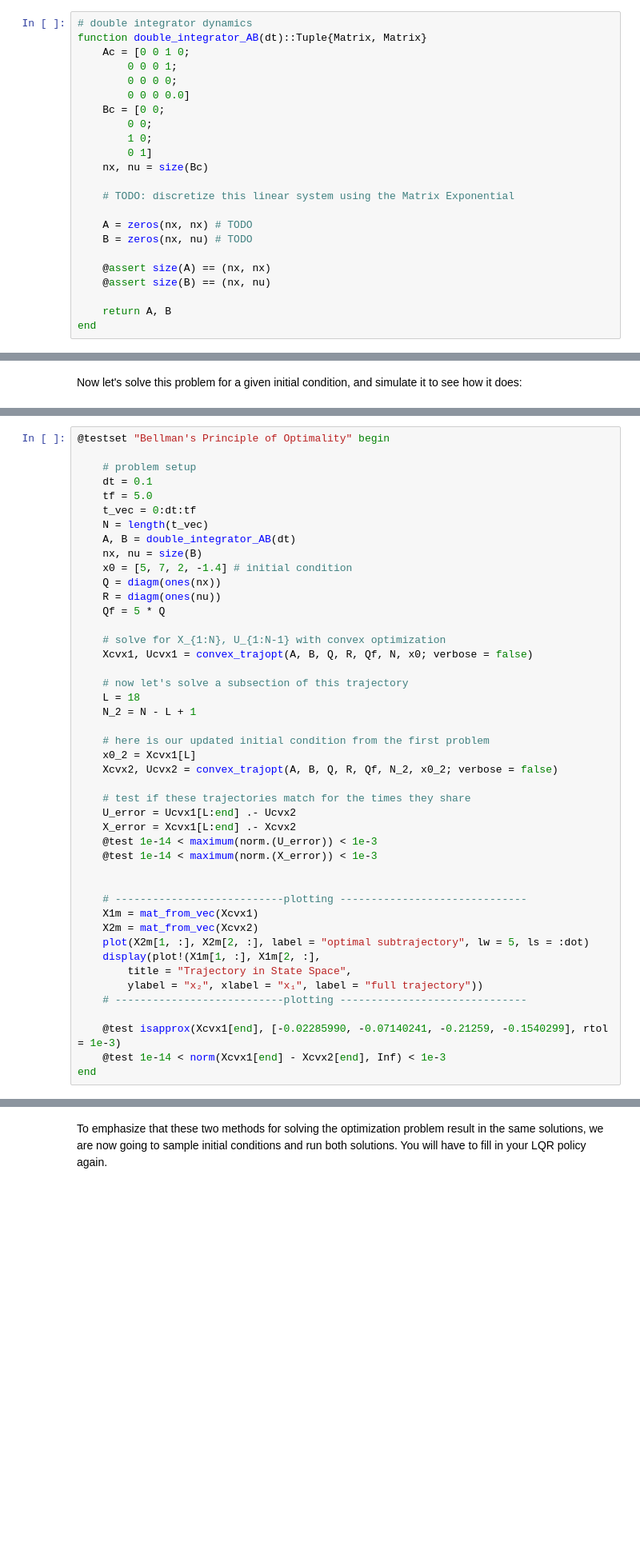
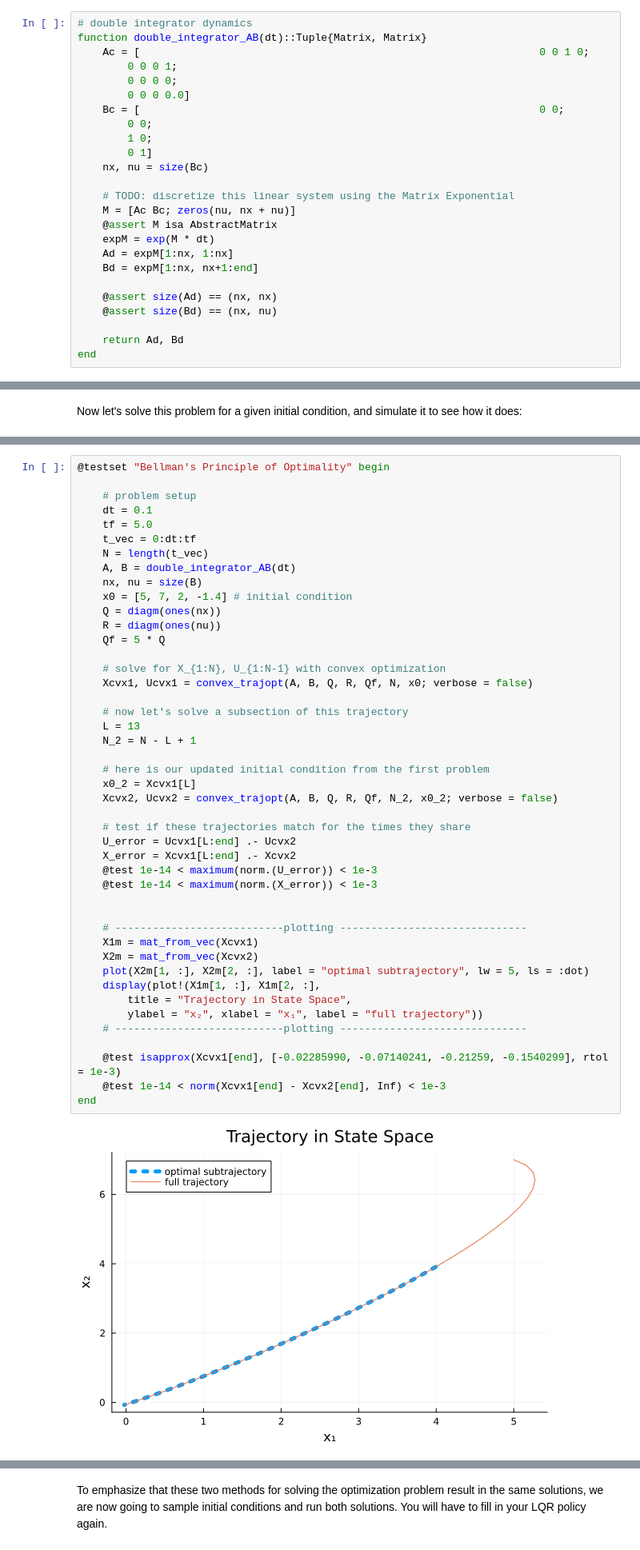
Before and after one commit to Guo-lab/16745-Optimal-Control-and-RL, a Jupyter notebook: HW2_S24-main/Q1.ipynb, the cells around one changed output, grey strips where cells are left out. Shown at 80% size. Saved outputs shown, nothing was run; the diff lists cells and outputs as text; blank space fills up the shorter version.

```diff
--- a/HW2_S24-main/Q1.ipynb
+++ b/HW2_S24-main/Q1.ipynb
@@ -50,23 +50,25 @@ Use the matrix exponential (`exp` in Julia) to discretize the continuous time mo
 # %%
 # double integrator dynamics
 function double_integrator_AB(dt)::Tuple{Matrix, Matrix}
-	Ac = [0 0 1 0;
+	Ac = [                                                                0 0 1 0;
 		0 0 0 1;
 		0 0 0 0;
 		0 0 0 0.0]
-	Bc = [0 0;
+	Bc = [                                                                0 0;
 		0 0;
 		1 0;
 		0 1]
 	nx, nu = size(Bc)
 
 	# TODO: discretize this linear system using the Matrix Exponential
+	M = [Ac Bc; zeros(nu, nx + nu)]
+	@assert M isa AbstractMatrix
+	expM = exp(M * dt)
+	Ad = expM[1:nx, 1:nx]
+	Bd = expM[1:nx, nx+1:end]
 
-	A = zeros(nx, nx) # TODO
-	B = zeros(nx, nu) # TODO
+	@assert size(Ad) == (nx, nx)
+	@assert size(Bd) == (nx, nu)
 
-	@assert size(A) == (nx, nx)
-	@assert size(B) == (nx, nu)
-
-	return A, B
+	return Ad, Bd
 end
@@ -259,31 +274,33 @@ $$ \begin{align} \min_{x_{L:N},u_{L:N-1}} \quad & \sum_{i=L}^{N-1} \bigg[ \frac{
 
 	# solve for X_{1:N}, U_{1:N-1} with convex optimization
 	Xcvx1, Ucvx1 = convex_trajopt(A, B, Q, R, Qf, N, x0; verbose = false)
 
 	# now let's solve a subsection of this trajectory
-	L = 18
+	L = 13
 	N_2 = N - L + 1
 
 	# here is our updated initial condition from the first problem
 	x0_2 = Xcvx1[L]
 	Xcvx2, Ucvx2 = convex_trajopt(A, B, Q, R, Qf, N_2, x0_2; verbose = false)
 
 	# test if these trajectories match for the times they share
 	U_error = Ucvx1[L:end] .- Ucvx2
 	X_error = Xcvx1[L:end] .- Xcvx2
 	@test 1e-14 < maximum(norm.(U_error)) < 1e-3
 	@test 1e-14 < maximum(norm.(X_error)) < 1e-3
 
 
 	# ---------------------------plotting ------------------------------
 	X1m = mat_from_vec(Xcvx1)
 	X2m = mat_from_vec(Xcvx2)
 	plot(X2m[1, :], X2m[2, :], label = "optimal subtrajectory", lw = 5, ls = :dot)
 	display(plot!(X1m[1, :], X1m[2, :],
 		title = "Trajectory in State Space",
 		ylabel = "x₂", xlabel = "x₁", label = "full trajectory"))
 	# ---------------------------plotting ------------------------------
 
 	@test isapprox(Xcvx1[end], [-0.02285990, -0.07140241, -0.21259, -0.1540299], rtol = 1e-3)
 	@test 1e-14 < norm(Xcvx1[end] - Xcvx2[end], Inf) < 1e-3
 end
+# %% [output]
+[figure, added]
```
Also changed, not shown: parts of 16 cells of this notebook.
